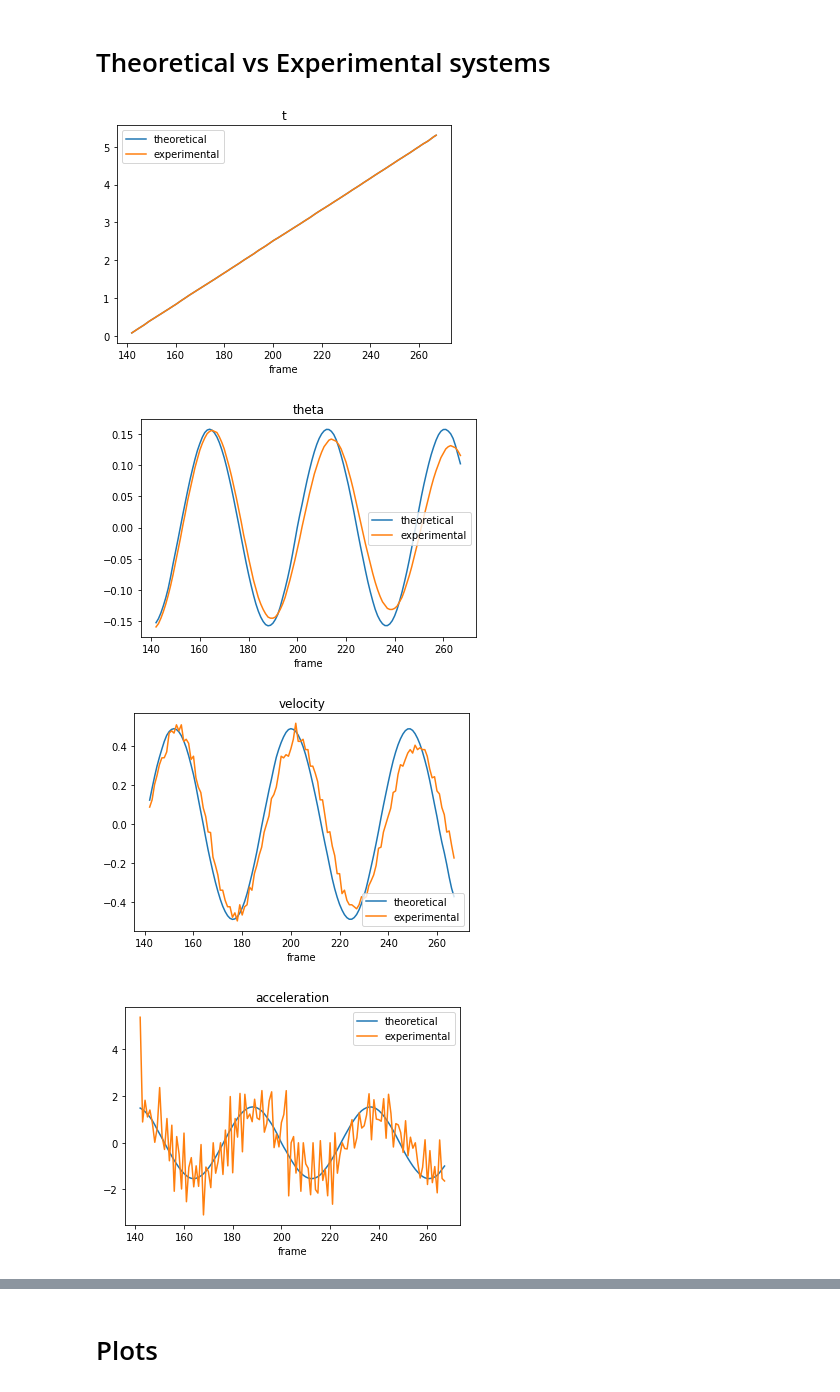
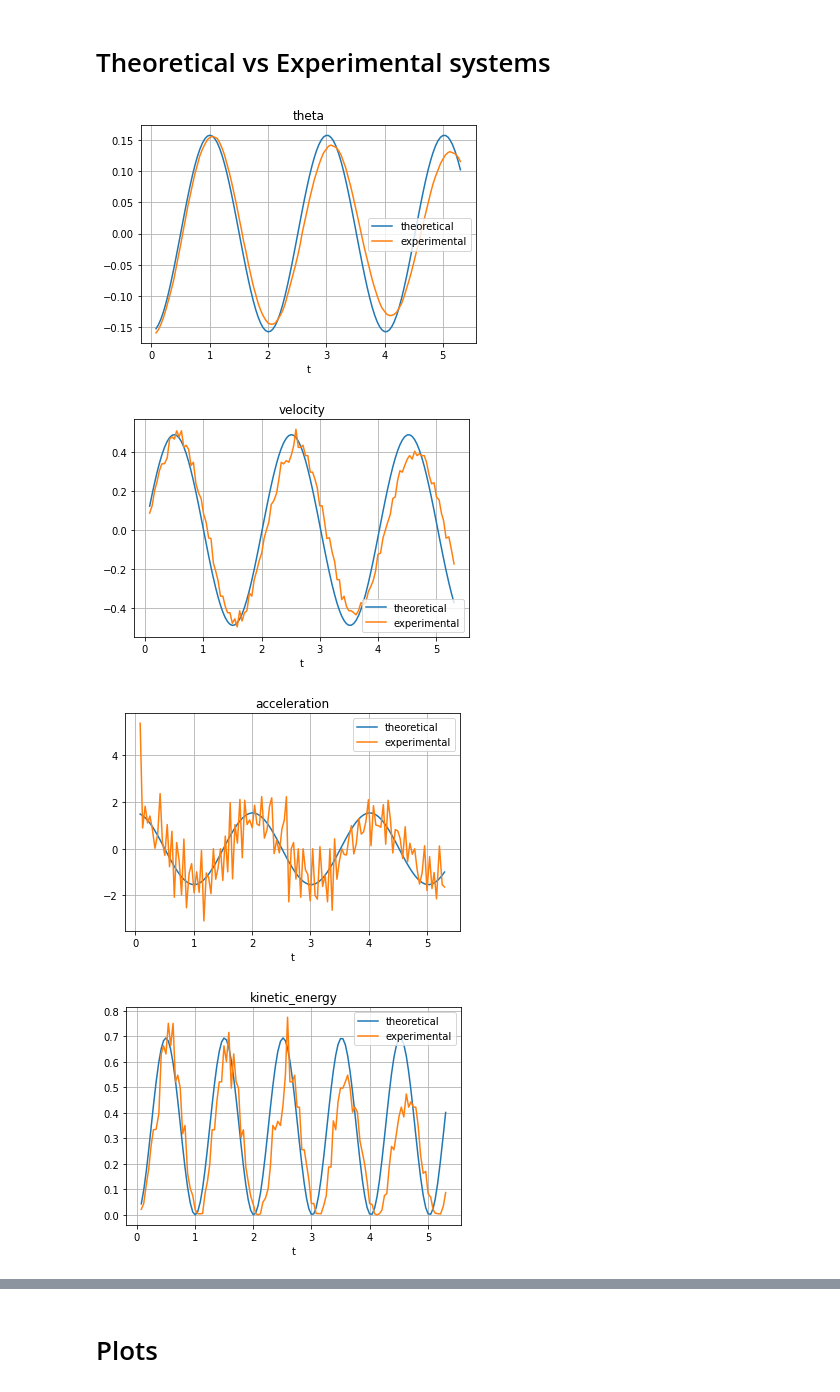
Before and after one commit to SebasGarcia08/simple-harmonic-motion, a Jupyter notebook: harmonic_movement.ipynb, the cells around one changed output, grey strips where cells are left out. Drawn from its saved outputs; the diff is of its cells as text; code cells hidden in the pictures.

```diff
--- a/harmonic_movement.ipynb
+++ b/harmonic_movement.ipynb
@@ -66,7 +66,7 @@ def delta(y: np.ndarray, x: np.ndarray) -> np.ndarray:
 
 df['velocity'] = delta(y=df['theta'].values, x=df['t'].values)
 df['acceleration'] = delta(y=df['velocity'].values, x=df['t'].values)
-df['kinetic_energy'] = (1/2) * SYS_CONF['m'] * df['velocity']
+df['kinetic_energy'] = (1/2) * SYS_CONF['m'] * df['velocity']**2
 df['potential_energy'] = SYS_CONF['m'] * SYS_CONF['g'] * SYS_CONF['L'] * (1 - np.cos(df['theta']))
 df['mechanical_energy'] = df['potential_energy'] + df['kinetic_energy']
 df
@@ -105,5 +105,6 @@ df
 126 rows × 8 columns
 # %%
+df['frame'] = df['frame'].astype('int')
 df.set_index('frame', inplace=True)
 df
 # %% [output]
@@ -145,13 +151,18 @@ for var in variables:
 # %%
 fig, ax = plt.subplots()
 for col in tdf.columns:
-    tdf[col].plot(label='theoretical')
-    df[col].plot(label='experimental')
+
+    if col == 't':
+        continue
+
+    tdf.set_index('t')[col].plot(label='theoretical', grid=True)
+    df.set_index('t')[col].plot(label='experimental', grid=True)
     plt.legend()
     plt.title(col)
     plt.show()
+    plt.savefig(f'figures/{col}.png')
 # %% [output]
-[figure, old version]
+[figure, new version]
-[figure, old version]
+[figure, new version]
-[figure, old version]
+[figure, new version]
-[figure, old version]
+[figure, new version]
```
Also changed, not shown: parts of 7 cells of this notebook, 11 other files.
